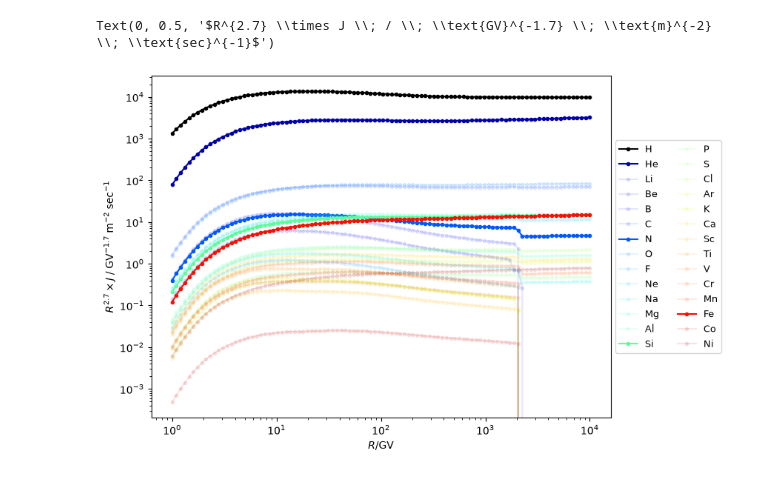
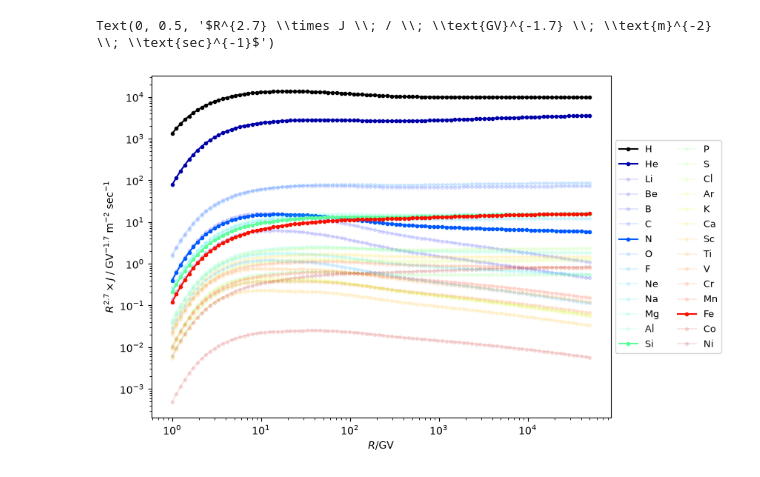
Before and after one commit to carmeloevoli/crams, a Jupyter notebook: examples/extension.ipynb, the cells around one changed output. Saved outputs shown, nothing was run; the diff lists cells and outputs as text; code cells hidden in the pictures.

```diff
--- a/examples/extension.ipynb
+++ b/examples/extension.ipynb
@@ -47,31 +47,31 @@ total: 3.12 sec, per eval: 104.14 msec
 # %%
 from crams import ELEMENT_NAMES, LogGrid
 from matplotlib import pyplot as plt
 
 runner = CramsRunner(
-    # R_out_grid=LogGrid(1.0, 50_000, 100),
-    # T_sim_grid=LogGrid(0.1, 10_000_000, 1000),
+    R_out_grid=LogGrid(1.0, 50_000, 100),
+    T_sim_grid=LogGrid(0.1, 10_000_000, 1000),
 )
 spectra = runner.compute(PropagationParams(), InjectionParams.default())
 fig, ax = plt.subplots(figsize=(8, 6))
 
 R = spectra[:, 0]
 
 cmap = plt.get_cmap("jet")
 principal_nuclei = ["H", "He", "N", "Si", "Fe"]
 for i, (spec, name) in enumerate(zip(spectra.T[1:, :], ELEMENT_NAMES, strict=True)):
     ax.loglog(
         R,
         R**2.7 * spec,
         ".-",
         label=name,
         color=cmap(i / len(ELEMENT_NAMES)) if name != "H" else "black",
         alpha=0.1 if name not in principal_nuclei else 1.0,
     )
 
 ax.legend(loc="center left", bbox_to_anchor=(1, 0.5), ncol=2, fontsize=9)
 ax.set_xlabel("$R / \\text{GV}$")
 ax.set_ylabel("$R^{2.7} \\times J \\; / \\; \\text{GV}^{-1.7} \\; \\text{m}^{-2} \\; \\text{sec}^{-1}$")
 # %% [output]
 Text(0, 0.5, '$R^{2.7} \\times J \\; / \\; \\text{GV}^{-1.7} \\; \\text{m}^{-2} \\; \\text{sec}^{-1}$')
-[figure, old version]
+[figure, new version]
```
Also changed, not shown: parts of 1 cell of this notebook, 8 other files.
